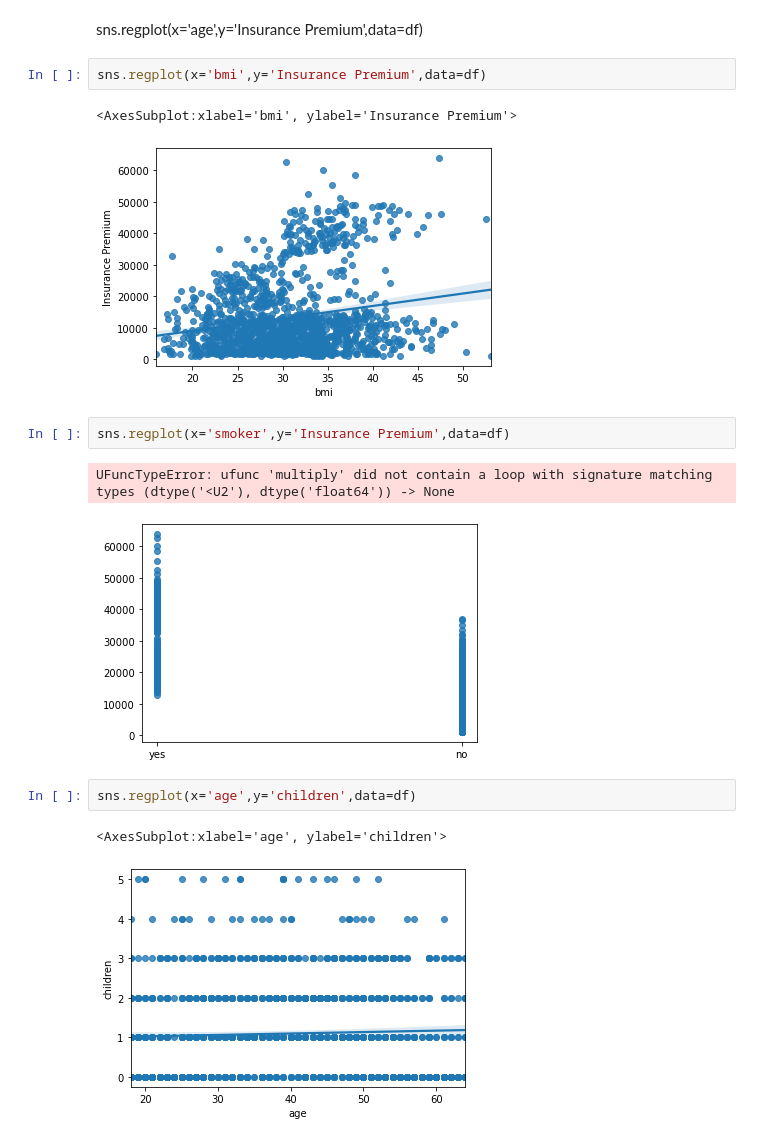
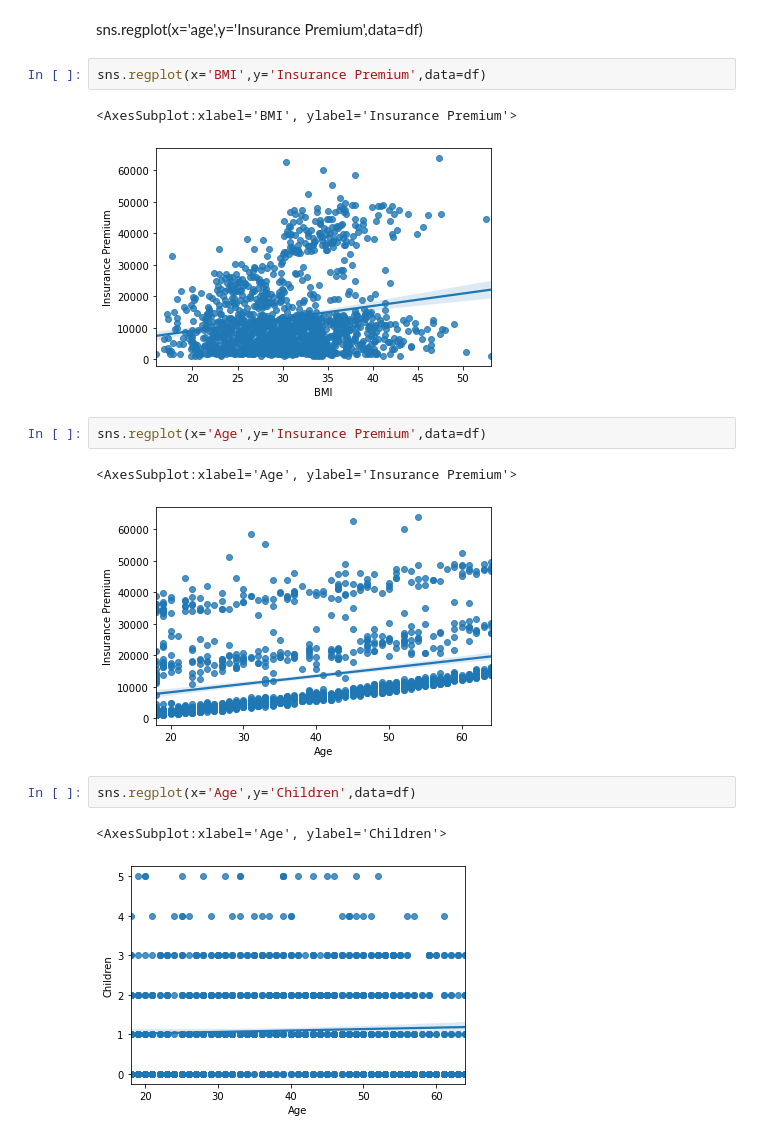
Before and after one commit to data301-2021-summer2/project-group24-project, a Jupyter notebook: analysis/scripts/Data Analysis.ipynb, the cells around one changed output. Drawn from its saved outputs; the diff is of its cells as text.

```diff
--- a/analysis/scripts/Data Analysis.ipynb
+++ b/analysis/scripts/Data Analysis.ipynb
@@ -101,18 +121,18 @@ sns.pairplot(df)
 # %% [markdown]
 sns.regplot(x='age',y='Insurance Premium',data=df)
 # %%
-sns.regplot(x='bmi',y='Insurance Premium',data=df)
+sns.regplot(x='BMI',y='Insurance Premium',data=df)
 # %% [output]
-<AxesSubplot:xlabel='bmi', ylabel='Insurance Premium'>
+<AxesSubplot:xlabel='BMI', ylabel='Insurance Premium'>
 [figure]
-# %%
-sns.regplot(x='smoker',y='Insurance Premium',data=df)
-# %% [output]
-UFuncTypeError: ufunc 'multiply' did not contain a loop with signature matching types (dtype('<U2'), dtype('float64')) -> None
-[figure, removed]
+# %%
+sns.regplot(x='Age',y='Insurance Premium',data=df)
+# %% [output]
+<AxesSubplot:xlabel='Age', ylabel='Insurance Premium'>
+[figure, added]
 # %%
-sns.regplot(x='age',y='children',data=df)
+sns.regplot(x='Age',y='Children',data=df)
 # %% [output]
-<AxesSubplot:xlabel='age', ylabel='children'>
+<AxesSubplot:xlabel='Age', ylabel='Children'>
 [figure]
 # %%
```
Also changed, not shown: parts of 17 cells of this notebook, 1 other file.
